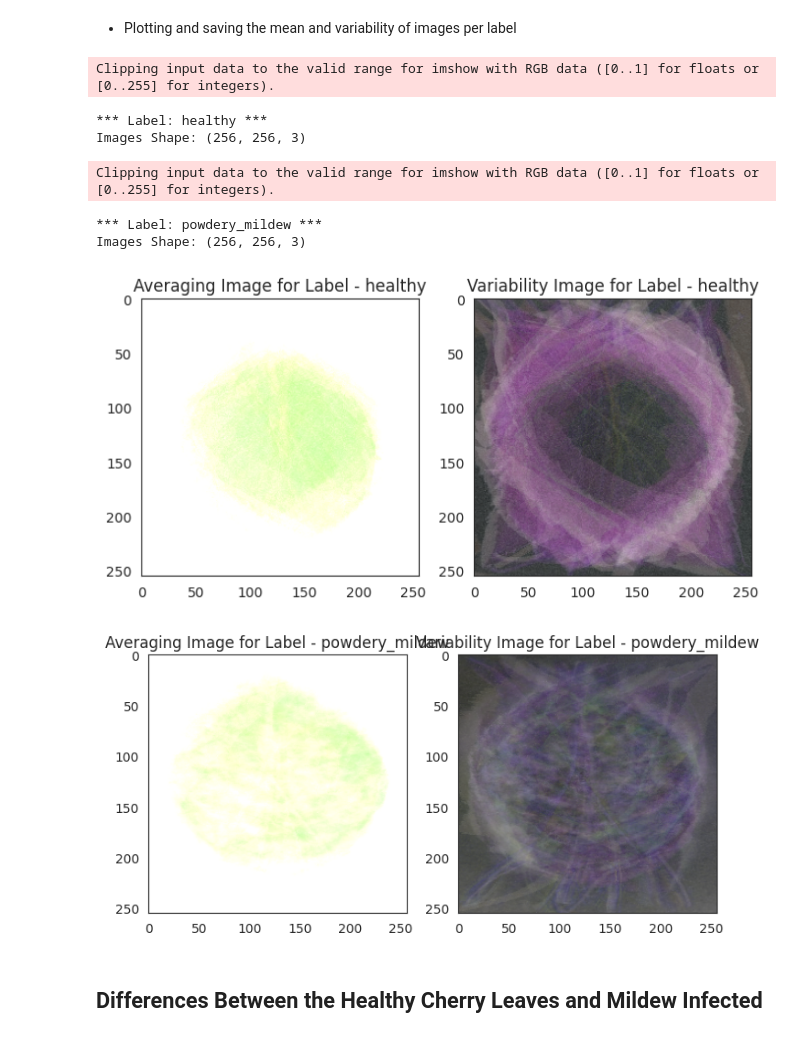
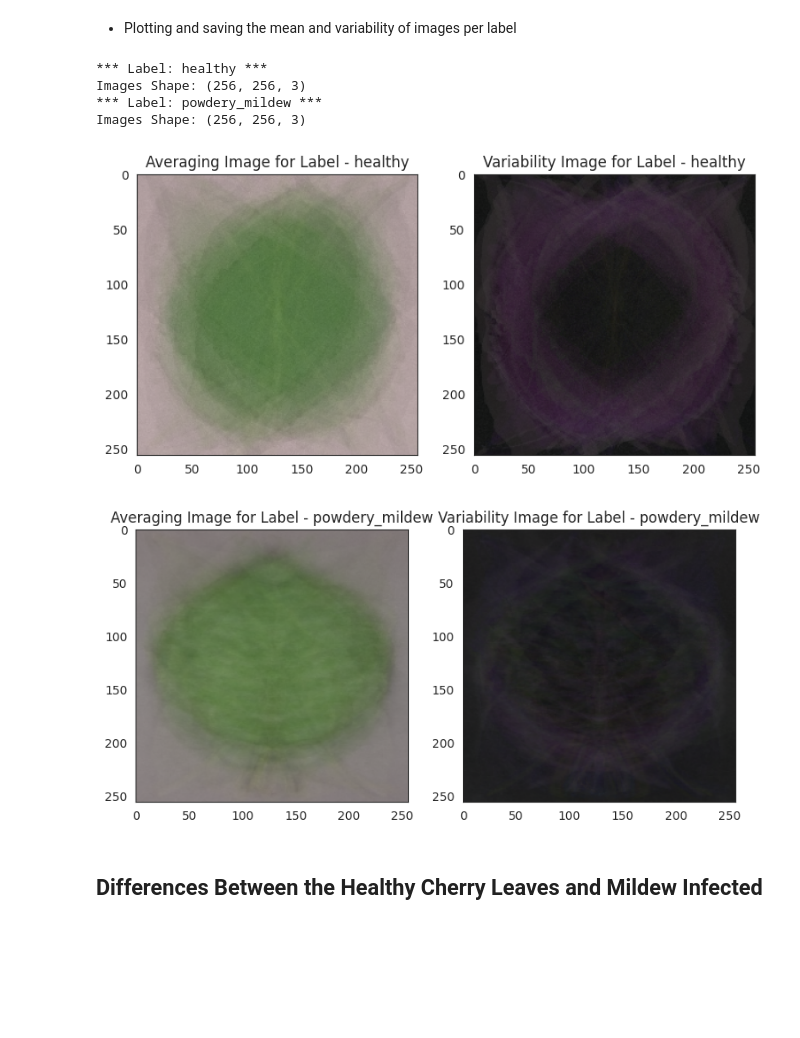
Before and after one commit to kctffs/mildew-detection-in-cherry-leaves, a Jupyter notebook: jupyter_notebooks/DataVisualisation.ipynb, the cells around one changed output. Saved outputs shown, nothing was run; the diff lists cells and outputs as text; code cells hidden in the pictures; blank space fills up the shorter version.

```diff
--- a/jupyter_notebooks/DataVisualisation.ipynb
+++ b/jupyter_notebooks/DataVisualisation.ipynb
@@ -117,7 +117,7 @@ Height average: 256
 # %% [markdown]
 - Sizes for training the model is the average from all the images in the **train** set.
 # %%
-image_shape = (dim1_mean, dim2_mean, 3)
+image_shape = (dimension1_mean, dimension2_mean, 3)
 image_shape
 # %% [output]
 (256, 256, 3)
@@ -138,7 +138,7 @@ joblib.dump(value=image_shape,
 from tensorflow.keras.preprocessing import image
 
 
-def load_image_as_array(my_data_dir, new_size=(50, 50), n_images_per_label=20):
+def load_img_as_array(my_data_dir, new_size=(50, 50), n_images_per_label=20):
 
     X, y = np.array([], dtype='int'), np.array([], dtype='object')
     labels = os.listdir(my_data_dir)
@@ -166,7 +166,7 @@ def load_image_as_array(my_data_dir, new_size=(50, 50), n_images_per_label=20):
 # %% [markdown]
 - Loading the image shapes and labels into an array
 # %%
-X, y = load_image_as_array(my_data_dir=train_path,
+X, y = load_img_as_array(my_data_dir=train_path,
                            new_size=image_shape,
                            n_images_per_label=30)
 print(X.shape, y.shape)
@@ -175,7 +175,7 @@ print(X.shape, y.shape)
 # %% [markdown]
 - Plotting and saving the mean and variability of images per label
 # %%
-def plot_mean_variability_per_label(X, y, figsize=(10, 5), save_image=False):
+def plot_mean_variability_for_label(X, y, figsize=(10, 5), save_image=False):
 
     for label_to_display in np.unique(y):
         sns.set_style("white")
@@ -204,16 +204,14 @@ def plot_mean_variability_per_label(X, y, figsize=(10, 5), save_image=False):
             plt.show()
             print("\n")
 # %%
-plot_mean_variability_per_label(X=X, y=y, figsize=(8, 5), save_image=True)
+plot_mean_variability_for_label(X=X, y=y, figsize=(9, 5), save_image=True)
 # %% [output]
-Clipping input data to the valid range for imshow with RGB data ([0..1] for floats or [0..255] for integers).
+*** Label: healthy ***
+Images Shape: (256, 256, 3)
+*** Label: powdery_mildew ***
+Images Shape: (256, 256, 3)
-*** Label: healthy ***
-Images Shape: (256, 256, 3)
-Clipping input data to the valid range for imshow with RGB data ([0..1] for floats or [0..255] for integers).
-*** Label: powdery_mildew ***
-Images Shape: (256, 256, 3)
-[figure, old version]
+[figure, new version]
-[figure, old version]
+[figure, new version]
 # %% [markdown]
 ## Differences Between the Healthy Cherry Leaves and Mildew Infected
 # %%
```
Also changed, not shown: parts of 9 cells of this notebook, 12 other files.
